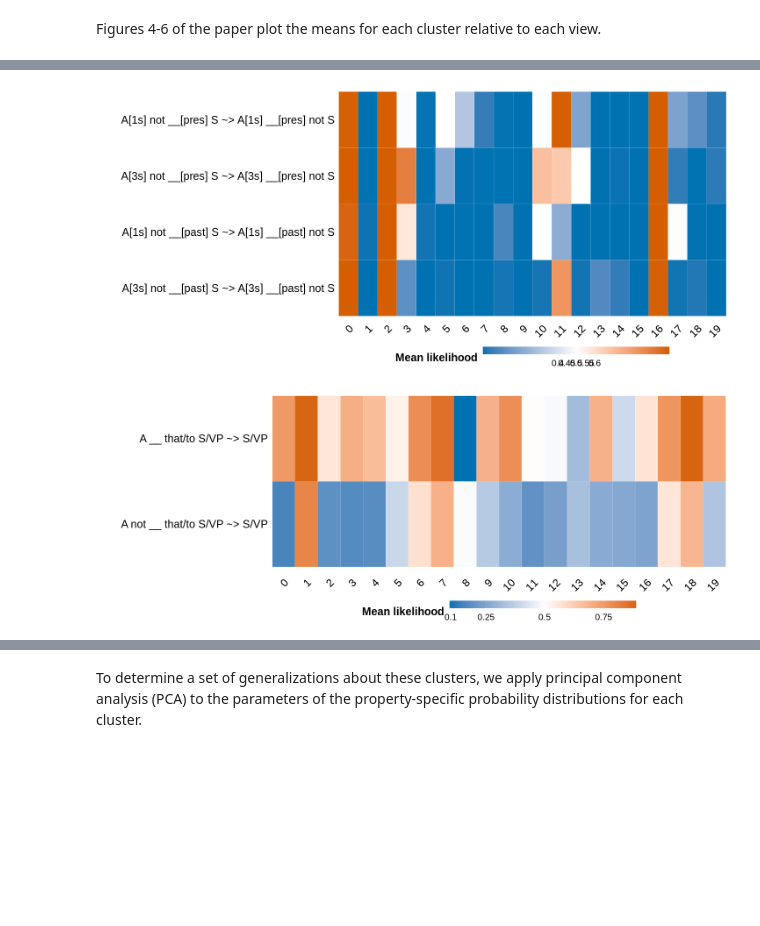
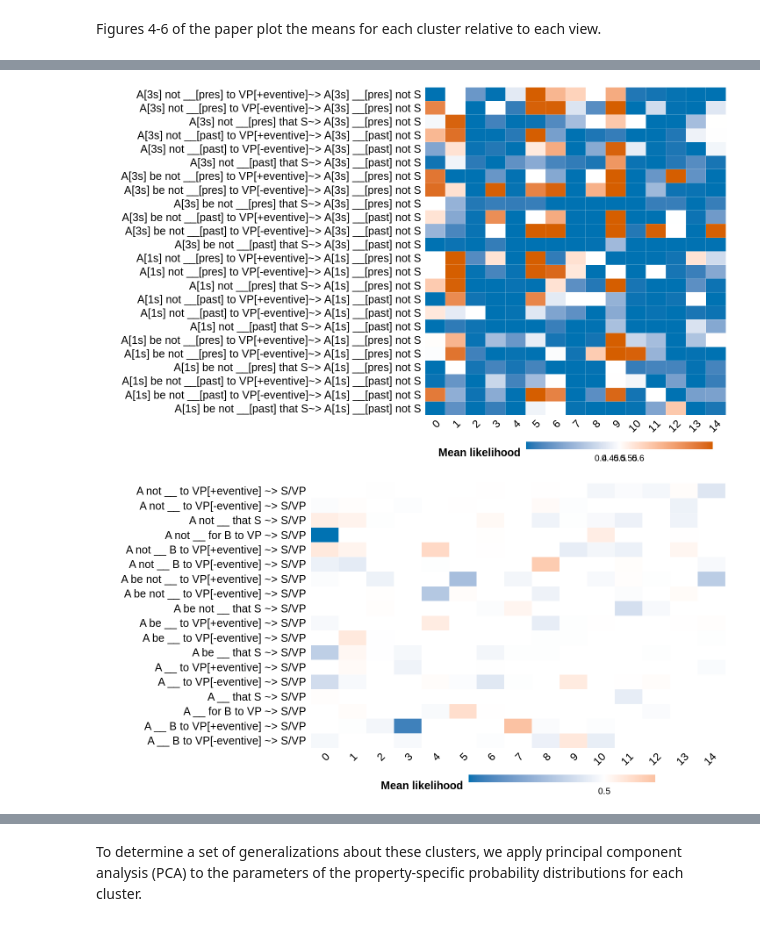
Before and after one commit to bkane2/intensional-gaps, a Jupyter notebook: Intensional Gaps-Sem+Syn.ipynb, the cells around one changed output, grey strips where cells are left out. Saved outputs shown, nothing was run; the diff lists cells and outputs as text; code cells hidden in the pictures; blank space fills up the shorter version.

```diff
--- a/Intensional Gaps-Sem+Syn.ipynb
+++ b/Intensional Gaps-Sem+Syn.ipynb
@@ -1902,3 +1737,8 @@ The model with 20 components is the optimal model.
+# %%
+# TODO: this is just for testing
+
+best_n_components = 15
+best_model = parameters[best_n_components]
 # %% [markdown]
 To investigate the verb-frame pairs that fall into each cluster, we look at pairs that have probability 1 for that cluster.
 # %%
@@ -2565,17 +1927,24 @@ best_model['negraising_value']
 best_negraising_locs = best_model['negraising_value']
 
 factors = np.array([np.array(x) for x
-                    in best_negraising_locs.index.str.split('-', expand=True).values])
-best_negraising_locs[['person', 'tense']] = factors
+                    in best_negraising_locs.index.str.replace('-tense', '0tense').str.replace('-eventive', '0eventive').str.split('-', expand=True).values])
 
-best_negraising_locs['template'] = best_negraising_locs.person.map({'first': 'A[1s]', 'third': 'A[3s]'}) + ' not ' +\
-                                   best_negraising_locs.tense.map({'past': '__[past]', 'present': '__[pres]'}) + ' ' +\
-                                   'S ~> ' +\
+best_negraising_locs[['person', 'tense', 'frame']] = factors
+best_negraising_locs['frame'] = best_negraising_locs.frame.str.replace('0', '-')
+
+def form_negraising_antecedent(row):
+    antecedent = row.frame.replace(' V ', ' not __[past] ') if row.tense == 'past' else row.frame.replace(' V ', ' not __[pres] ')
+    antecedent = antecedent.replace('NP', 'A[1s]', 1) if row.person == 'first' else antecedent.replace('NP', 'A[3s]', 1)
+    antecedent = antecedent.replace('NP', 'B')
+    return antecedent
+
+best_negraising_locs['template'] = best_negraising_locs.apply(form_negraising_antecedent, axis=1) +\
+                                   '~> ' +\
                                    best_negraising_locs.person.map({'first': 'A[1s]', 'third': 'A[3s]'}) + ' ' +\
                                    best_negraising_locs.tense.map({'past': '__[past]', 'present': '__[pres]'}) + ' ' +\
                                    'not S'
 
-best_negraising_locs_melt = pd.melt(best_negraising_locs.drop(columns=['person', 'tense']),
+best_negraising_locs_melt = pd.melt(best_negraising_locs.drop(columns=['person', 'tense', 'frame']),
                                        id_vars='template')
 
 best_negraising_locs_melt['label'] = best_negraising_locs_melt.variable.map(cluster_labels)
@@ -2726,60 +2224,47 @@ g
 # %%
-%%R -i best_negraising_locs_melt -i cluster_order -w 20 -h 9 -u in
+%%R -i best_negraising_locs_melt -i cluster_order -w 20 -h 12 -u in
 
 library(tidyverse)
 
 theme_set(theme_bw())
-
-negraising_template_order = rev(c('A[1s] not __[pres] S ~> A[1s] __[pres] not S',
-                                  'A[3s] not __[pres] S ~> A[3s] __[pres] not S',
-                                  'A[1s] not __[past] S ~> A[1s] __[past] not S',
-                                  'A[3s] not __[past] S ~> A[3s] __[past] not S'))
-
-best_negraising_locs_melt$template <- ordered(best_negraising_locs_melt$template,
-                                              levels=negraising_template_order)
 
 best_negraising_locs_melt$label <- ordered(best_negraising_locs_melt$label,
                                            levels=cluster_order)
 
 g = ggplot(best_negraising_locs_melt, aes(y=template, x=label, fill=value-0.5)) +
 geom_tile(color="white") +
 scale_fill_gradient2(name='Mean likelihood', low="#0072B2", mid="white", high="#D55E00",
                      breaks=c(-0.1, -0.05, 0, 0.05, 0.1),
                      labels=c(-0.1, -0.05, 0, 0.05, 0.1)+0.5) +
 theme(axis.text=element_text(size=25, color="black"),
       axis.text.x=element_text(angle=45, hjust=1),
       axis.title=element_blank(),
       axis.ticks=element_blank(),
       legend.title=element_text(size=25, face="bold"),
       legend.text=element_text(size=20),
       legend.key.width=unit(3, "cm"),
       legend.position="bottom",
       panel.background=element_blank(),
       panel.border=element_blank(),
       panel.grid.major=element_blank(),
       panel.grid.minor=element_blank(),
       plot.background=element_blank(),
      strip.background=element_rect(fill="white", color="white"),
      strip.text=element_text(size=25, face="bold"),
      plot.margin=unit(c(0,0,0,2),"cm"))
 
-ggsave('plots/negraising-loadings-15.pdf', width=20, height=9)
-ggsave('plots/negraising-loadings-15.png', width=20, height=9)
+ggsave('plots/negraising-loadings-15.pdf', width=20, height=12)
+ggsave('plots/negraising-loadings-15.png', width=20, height=12)
 
 g
 # %% [output]
-[figure, old version]
+[figure, new version]
 # %%
-%%R -i best_veridicality_locs_melt -i cluster_order -w 20 -h 7.5 -u in
+%%R -i best_veridicality_locs_melt -i cluster_order -w 20 -h 10 -u in
 
 library(tidyverse)
 
 theme_set(theme_bw())
-
-veridicality_template_order = rev(c('A __ that/to S/VP ~> S/VP', 'A not __ that/to S/VP ~> S/VP'))
-
-best_veridicality_locs_melt$template <- ordered(best_veridicality_locs_melt$template,
-                                                 levels=veridicality_template_order)
 
 best_veridicality_locs_melt$label <- ordered(best_veridicality_locs_melt$label,
                                              levels=cluster_order)
@@ -2806,9 +2291,9 @@ theme(axis.text=element_text(size=25, color="black"),
      strip.text=element_text(size=25, face="bold"),
      plot.margin=unit(c(0,0,0,2),"cm"))
 
-ggsave('plots/veridicality-loadings-15.png', width=20, height=7.5)
-ggsave('plots/veridicality-loadings-15.pdf', width=20, height=7.5)
+ggsave('plots/veridicality-loadings-15.png', width=20, height=10)
+ggsave('plots/veridicality-loadings-15.pdf', width=20, height=10)
 
 g
 # %% [output]
-[figure, old version]
+[figure, new version]
```
Also changed, not shown: parts of 53 cells of this notebook.
